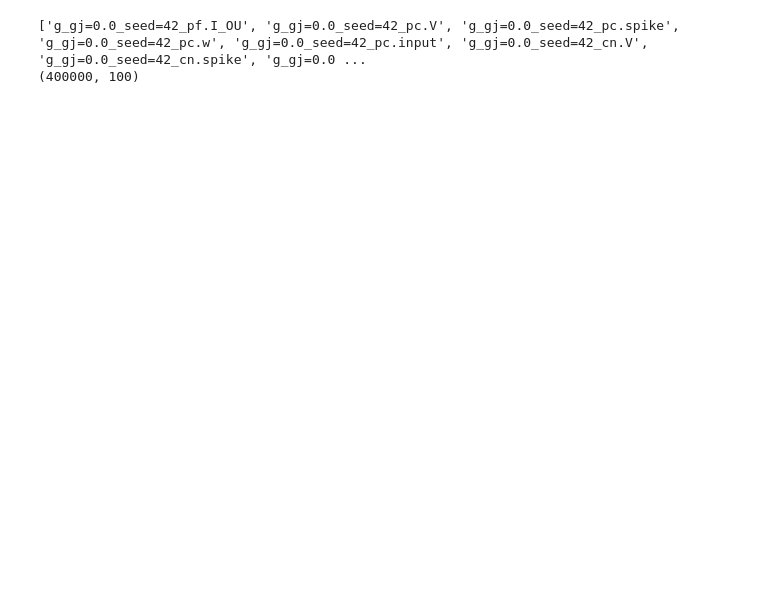
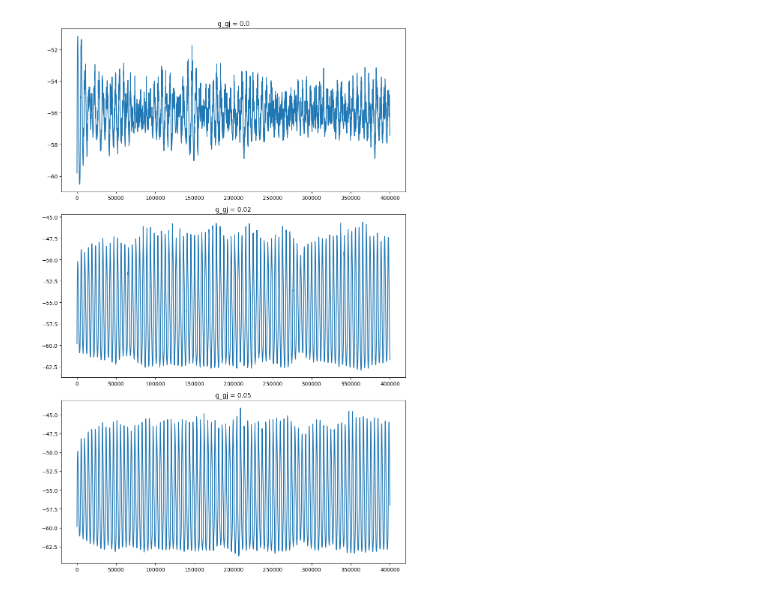
Before and after one commit to llandsmeer/cerebellum-jax, a Jupyter notebook: experiments/io_synchrony.ipynb, the cells around one changed output. Cells and saved outputs as stored; diff of their text form; code cells hidden in the pictures; blank space fills up the shorter version.

Commit message:
io synchrony

```diff
--- a/experiments/io_synchrony.ipynb
+++ b/experiments/io_synchrony.ipynb
@@ -66,8 +70,34 @@ Simulation finished.
-# %%
-# Load
-data = np.load("../results/io_synchrony_data.npz")
-print(list(data.keys()))
-print(data["g_gj=0.0_seed=42_pc.V"].shape)
-# %% [output]
-['g_gj=0.0_seed=42_pf.I_OU', 'g_gj=0.0_seed=42_pc.V', 'g_gj=0.0_seed=42_pc.spike', 'g_gj=0.0_seed=42_pc.w', 'g_gj=0.0_seed=42_pc.input', 'g_gj=0.0_seed=42_cn.V', 'g_gj=0.0_seed=42_cn.spike', 'g_gj=0.0 ...
-(400000, 100)
+# %%
+# Load
+from glob import glob
+from pathlib import Path
+
+{Path(f).stem: np.load(f) for f in glob(os.path.join(results_subdir, "*.npz"))}
+data = {}
+for f in glob(os.path.join(results_subdir, "*.npz")):
+    npz = np.load(f)
+    name = Path(f).stem.split("_seed")[0].lstrip("g_gj")
+    data[name] = {}
+    for k in npz.keys():
+        data[name][k] = npz.get(k)
+# %%
+import matplotlib.pyplot as plt
+
+plt.figure(figsize=(10, 15))
+
+plt.subplot(3, 1, 1)
+plt.plot(np.mean(data["0.0"]["io.V_soma"], axis=1))
+plt.title("g_gj = 0.0")
+
+plt.subplot(3, 1, 2)
+plt.plot(np.mean(data["0.02"]["io.V_soma"], axis=1))
+plt.title("g_gj = 0.02")
+
+plt.subplot(3, 1, 3)
+plt.plot(np.mean(data["0.05"]["io.V_soma"], axis=1))
+plt.title("g_gj = 0.05")
+
+plt.tight_layout()
+plt.show()
+# %% [output]
+[figure, added]
```
Also changed, not shown: parts of 8 cells of this notebook, 1 other file.
